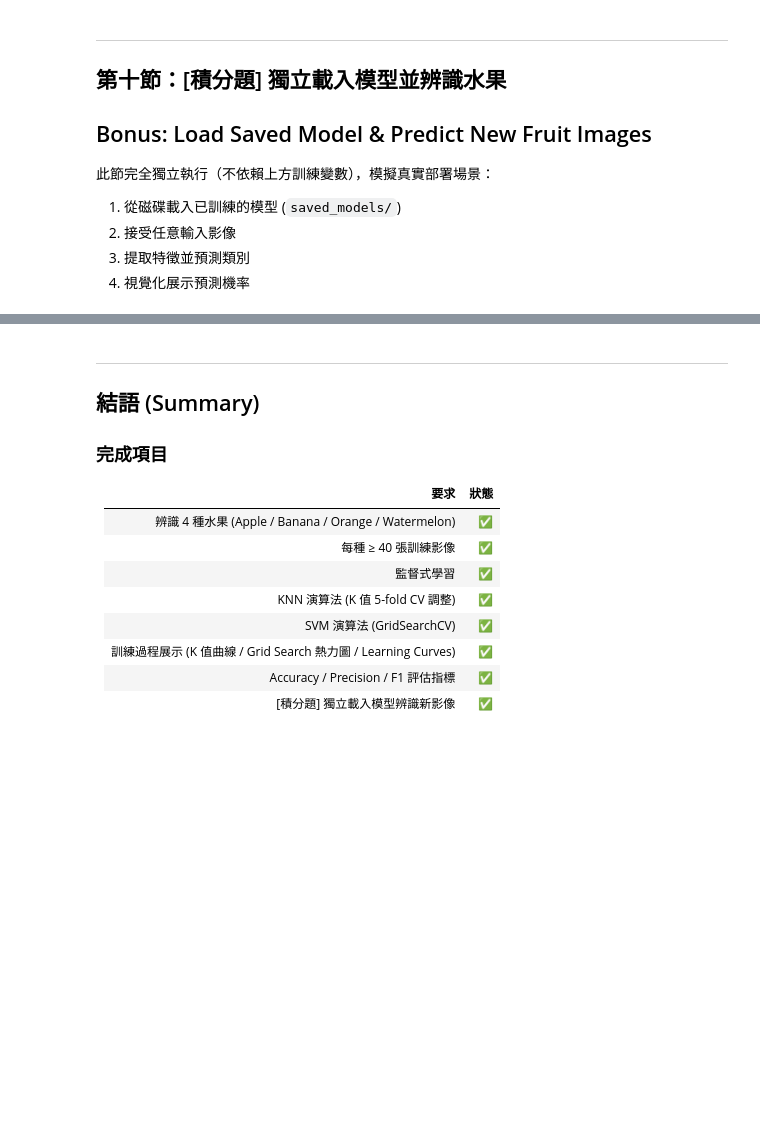
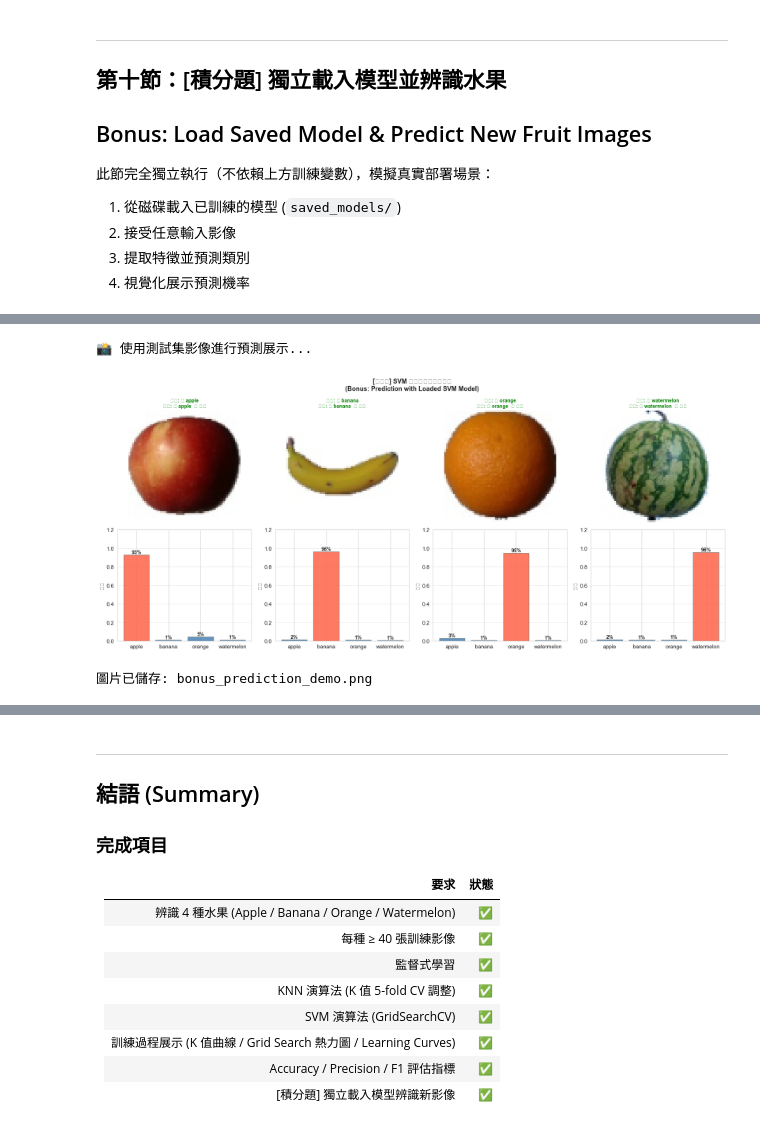
Before and after one commit to Jcsk7049/AI_classes_midtermproject-, a Jupyter notebook: fruit_classification_colab.ipynb, the cells around one changed output, grey strips where cells are left out. Cells and saved outputs as stored; diff of their text form; code cells hidden in the pictures; blank space fills up the shorter version.

Commit message:
Fix: show all 4 fruit classes including watermelon

```diff
--- a/fruit_classification_colab.ipynb
+++ b/fruit_classification_colab.ipynb
@@ -965,0 +1150,4 @@ print('✅ FruitClassifier (含 OOD 偵測) 定義完成')
+# %%
+import numpy as np
+for i, name in enumerate(FRUIT_LABELS):
+    print(f"{name}: {np.sum(y_raw == i)} 張訓練 | {np.sum(y_test_raw == i)} 張測試")
@@ -995,39 +1198,45 @@ for cls in range(len(FRUIT_LABELS)):
     if len(idxs) > 0:
         test_samples.append((X_test_raw[idxs[0]], FRUIT_LABELS[cls]))
 
-fig, axes = plt.subplots(2, 3, figsize=(14, 8))
+fig, axes = plt.subplots(2, 4, figsize=(18, 8))
+
 fig.suptitle('[積分題] SVM 模型載入後預測展示\n(Bonus: Prediction with Loaded SVM Model)',
              fontsize=13, fontweight='bold')
 
 for col, (img, true_lbl) in enumerate(test_samples):
     pred_lbl, probs, proc_img = svm_clf.predict_image(img)
     correct = pred_lbl == true_lbl
     color   = 'green' if correct else 'red'
     status  = '✅ 正確' if correct else '❌ 錯誤'
 
     axes[0, col].imshow(proc_img)
     axes[0, col].axis('off')
     axes[0, col].set_title(
         f"真實: {FRUIT_EMOJI.get(true_lbl,'')} {true_lbl}\n"
         f"預測: {FRUIT_EMOJI.get(pred_lbl,'')} {pred_lbl}  {status}",
         color=color, fontweight='bold', fontsize=10
     )
 
     if probs is not None:
         bar_colors = ['tomato' if FRUIT_LABELS[i] == pred_lbl else 'steelblue'
-                      for i in range(3)]
+              for i in range(len(FRUIT_LABELS))]
+
         axes[1, col].bar(FRUIT_LABELS, probs, color=bar_colors, alpha=0.85, edgecolor='gray')
         for i, p in enumerate(probs):
             axes[1, col].text(i, p + 0.01, f'{p:.0%}',
                               ha='center', fontsize=10, fontweight='bold')
         axes[1, col].set_ylim(0, 1.2)
         axes[1, col].set_ylabel('機率')
         axes[1, col].grid(axis='y', alpha=0.4)
 
 plt.tight_layout()
 plt.savefig('bonus_prediction_demo.png', dpi=100, bbox_inches='tight')
 plt.show()
 print('圖片已儲存: bonus_prediction_demo.png')
+# %% [output]
+📸 使用測試集影像進行預測展示...
+[figure, added]
+圖片已儲存: bonus_prediction_demo.png
 # %%
 # ============================================================
 #  [積分題 進階] 無此項目偵測展示 (Out-of-Distribution Detection Demo)
```
Also changed, not shown: parts of 29 cells of this notebook.
